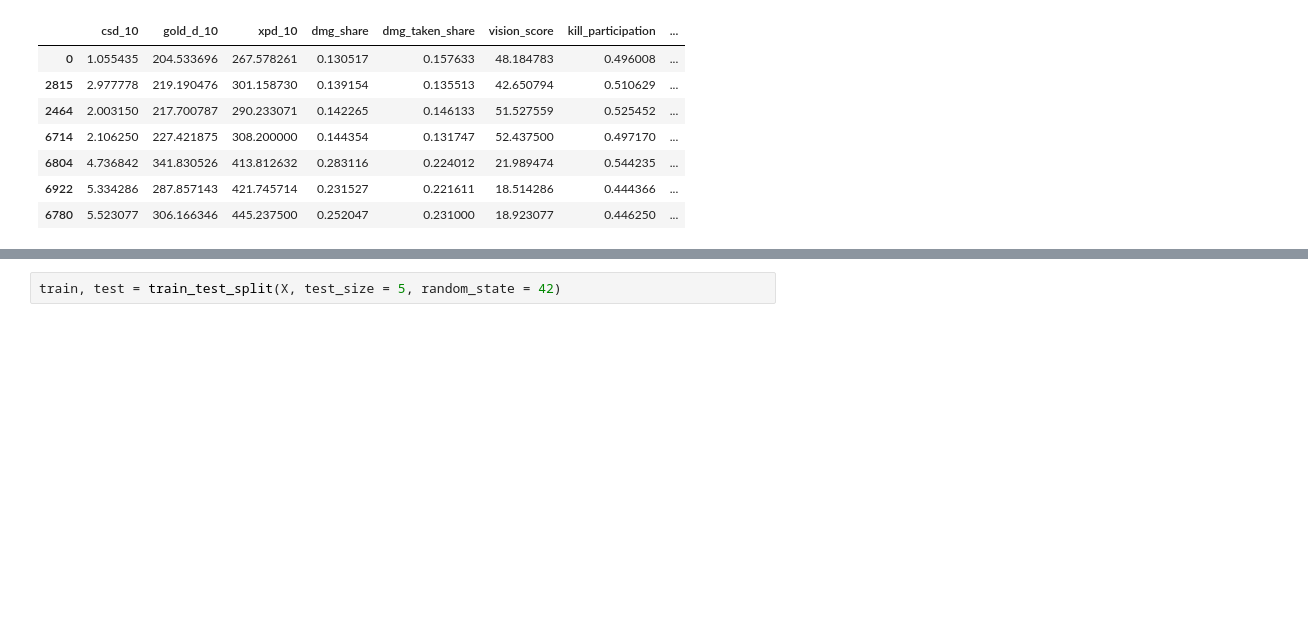
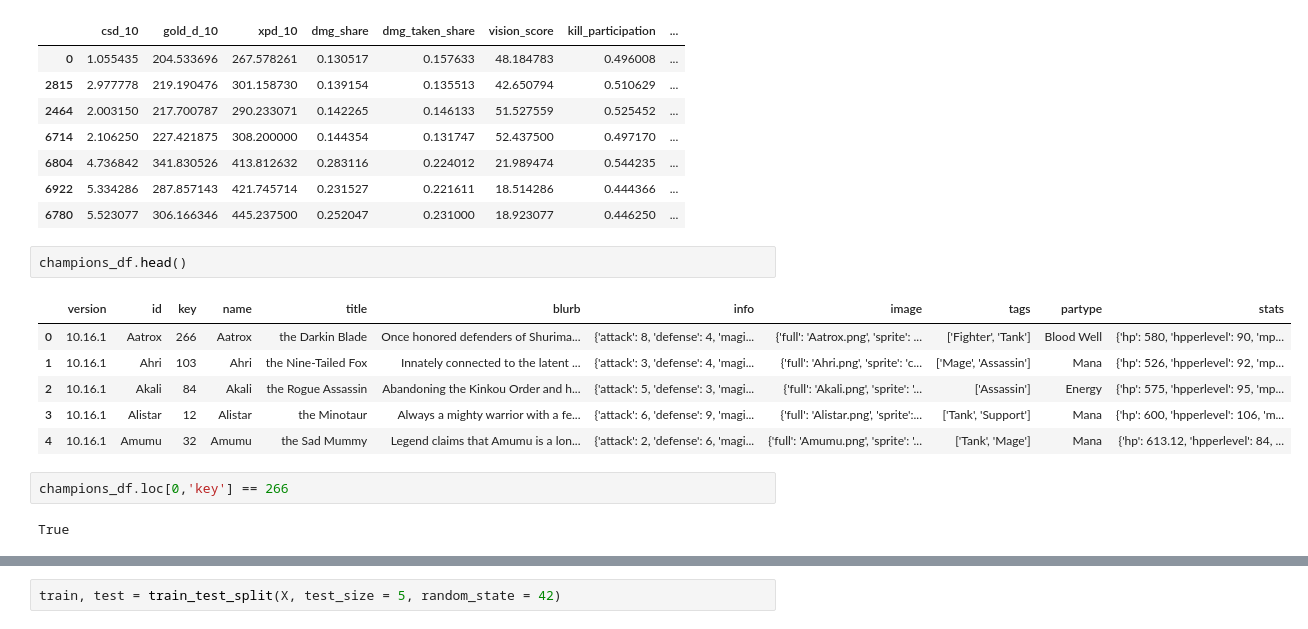
Before and after one commit to gwenrathgeber/lol_role_models_recommender, a Jupyter notebook: code/Recommendation system.ipynb, the cells around one changed output, grey strips where cells are left out. Cells and saved outputs as stored; diff of their text form; blank space fills up the shorter version.

```diff
--- a/code/Recommendation system.ipynb
+++ b/code/Recommendation system.ipynb
@@ -107,3 +199,16 @@ pd.concat([james,role_models.iloc[[2815,2464,6714,6804,6922,6780],:]])
 | 6804 | 4.736842 | 341.830526 | 413.812632 | 0.283116 | 0.224012 | 21.989474 | 0.544235 | ... |
 | 6922 | 5.334286 | 287.857143 | 421.745714 | 0.231527 | 0.221611 | 18.514286 | 0.444366 | ... |
 | 6780 | 5.523077 | 306.166346 | 445.237500 | 0.252047 | 0.231000 | 18.923077 | 0.446250 | ... |
+# %%
+champions_df.head()
+# %% [output]
+|  | version | id | key | name | title | blurb | info | image | tags | partype | stats |
+| 0 | 10.16.1 | Aatrox | 266 | Aatrox | the Darkin Blade | Once honored defenders of Shurima... | {'attack': 8, 'defense': 4, 'magi... | {'full': 'Aatrox.png', 'sprite': ... | ['Fighter', 'Tank'] | Blood Well | {'hp': 580, 'hpperlevel': 90, 'mp... |
+| 1 | 10.16.1 | Ahri | 103 | Ahri | the Nine-Tailed Fox | Innately connected to the latent ... | {'attack': 3, 'defense': 4, 'magi... | {'full': 'Ahri.png', 'sprite': 'c... | ['Mage', 'Assassin'] | Mana | {'hp': 526, 'hpperlevel': 92, 'mp... |
+| 2 | 10.16.1 | Akali | 84 | Akali | the Rogue Assassin | Abandoning the Kinkou Order and h... | {'attack': 5, 'defense': 3, 'magi... | {'full': 'Akali.png', 'sprite': '... | ['Assassin'] | Energy | {'hp': 575, 'hpperlevel': 95, 'mp... |
+| 3 | 10.16.1 | Alistar | 12 | Alistar | the Minotaur | Always a mighty warrior with a fe... | {'attack': 6, 'defense': 9, 'magi... | {'full': 'Alistar.png', 'sprite':... | ['Tank', 'Support'] | Mana | {'hp': 600, 'hpperlevel': 106, 'm... |
+| 4 | 10.16.1 | Amumu | 32 | Amumu | the Sad Mummy | Legend claims that Amumu is a lon... | {'attack': 2, 'defense': 6, 'magi... | {'full': 'Amumu.png', 'sprite': '... | ['Tank', 'Mage'] | Mana | {'hp': 613.12, 'hpperlevel': 84, ... |
+# %%
+champions_df.loc[0,'key'] == 266
+# %% [output]
+True
```
Also changed, not shown: parts of 21 cells of this notebook, 4 other files.
